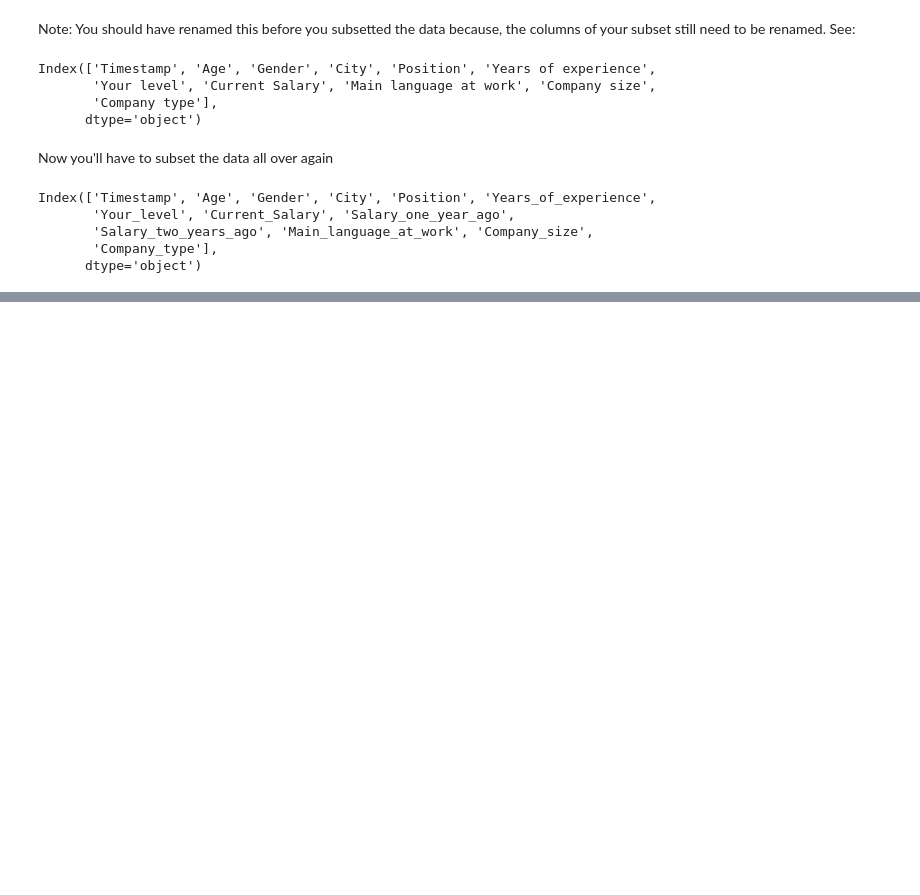
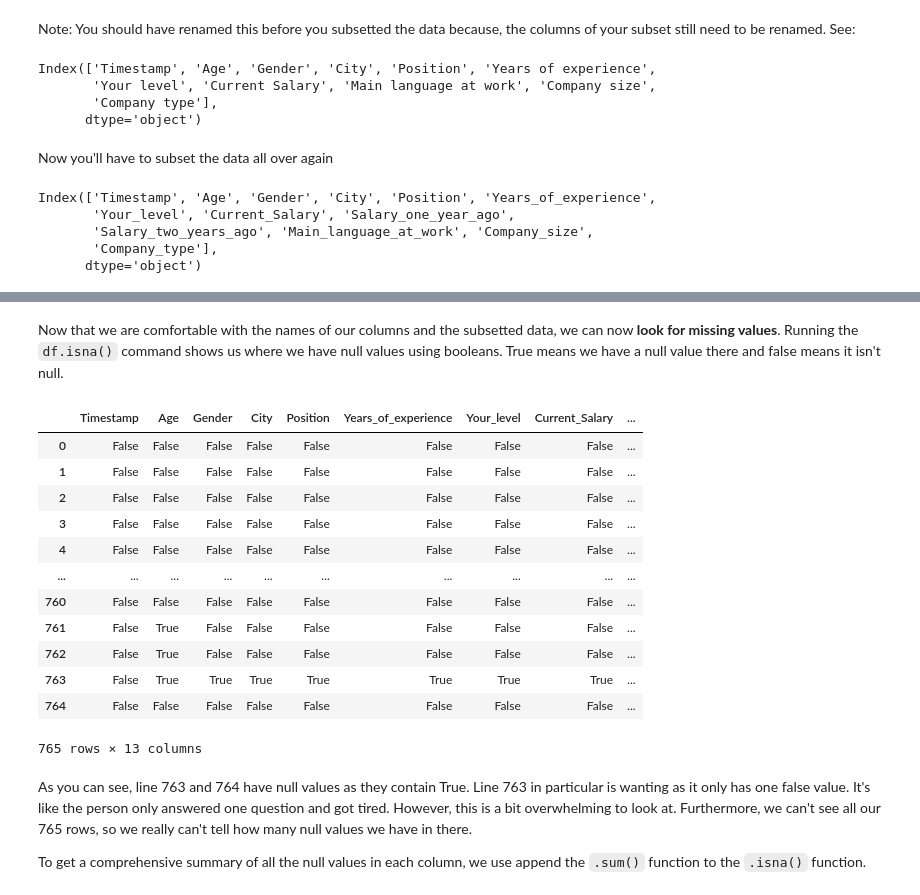
Before and after one commit to 0gregory0/EDA-attempt-1, a Jupyter notebook: MyEDA.ipynb, the cells around one changed output, grey strips where cells are left out. Saved outputs shown, nothing was run; the diff lists cells and outputs as text; code cells hidden in the pictures; blank space fills up the shorter version.

Commit message:
Almost done with data cleaning

````diff
--- a/MyEDA.ipynb
+++ b/MyEDA.ipynb
@@ -355,0 +367,22 @@ Index(['Timestamp', 'Age', 'Gender', 'City', 'Position', 'Years_of_experience',
+# %% [markdown]
+Now that we are comfortable with the names of our columns and the subsetted data, we can now **look for missing values**. Running the ```df.isna()``` command shows us where we have null values using booleans. True means we have a null value there and false means it isn't null.
+# %%
+df_subset_1.isna()
+# %% [output]
+|  | Timestamp | Age | Gender | City | Position | Years_of_experience | Your_level | Current_Salary | ... |
+| 0 | False | False | False | False | False | False | False | False | ... |
+| 1 | False | False | False | False | False | False | False | False | ... |
+| 2 | False | False | False | False | False | False | False | False | ... |
+| 3 | False | False | False | False | False | False | False | False | ... |
+| 4 | False | False | False | False | False | False | False | False | ... |
+| ... | ... | ... | ... | ... | ... | ... | ... | ... | ... |
+| 760 | False | False | False | False | False | False | False | False | ... |
+| 761 | False | True | False | False | False | False | False | False | ... |
+| 762 | False | True | False | False | False | False | False | False | ... |
+| 763 | False | True | True | True | True | True | True | True | ... |
+| 764 | False | False | False | False | False | False | False | False | ... |
+765 rows × 13 columns
+# %% [markdown]
+As you can see, line 763 and 764 have null values as they contain True. Line 763 in particular is wanting as it only has one false value. It's like the person only answered one question and got tired. However, this is a bit overwhelming to look at. Furthermore, we can't see all our 765 rows, so we really can't tell how many null values we have in there.
+
+To get a comprehensive summary of all the null values in each column, we use append the ```.sum()``` function to the ```.isna()``` function.
````
Also changed, not shown: parts of 18 cells of this notebook.
